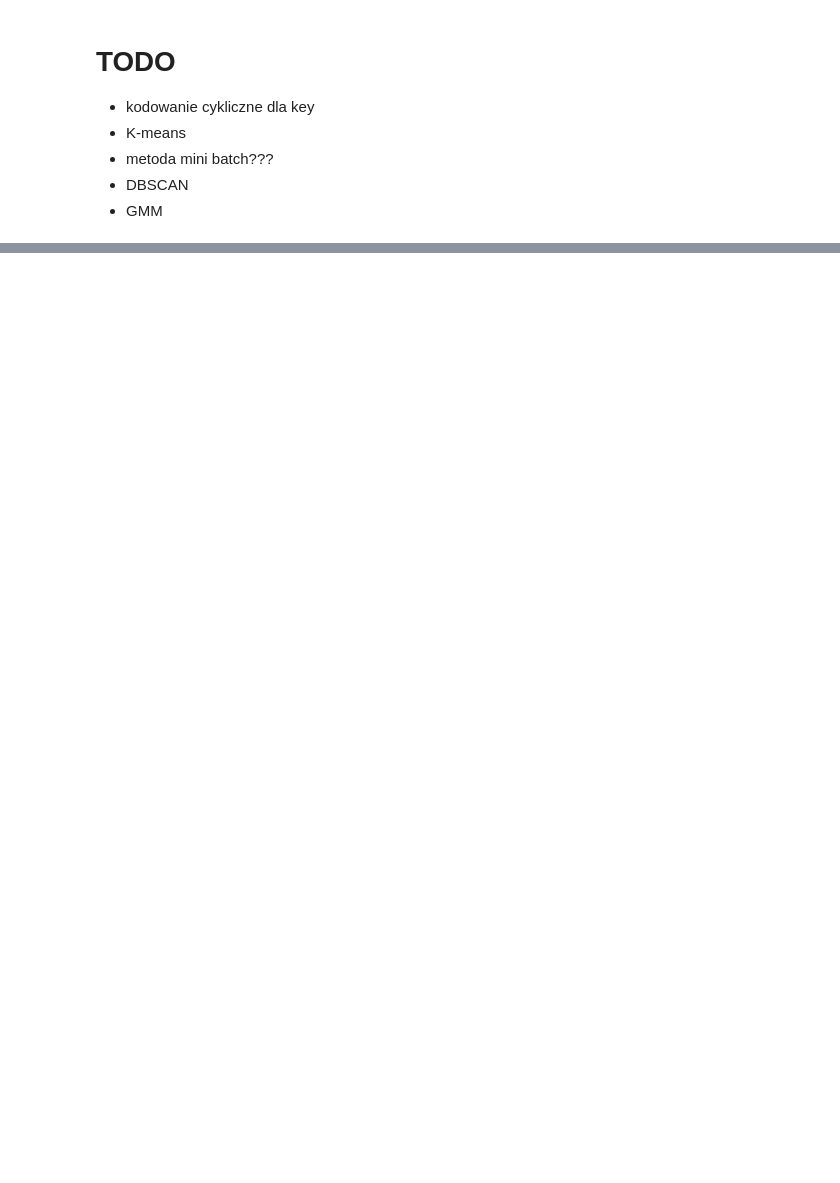
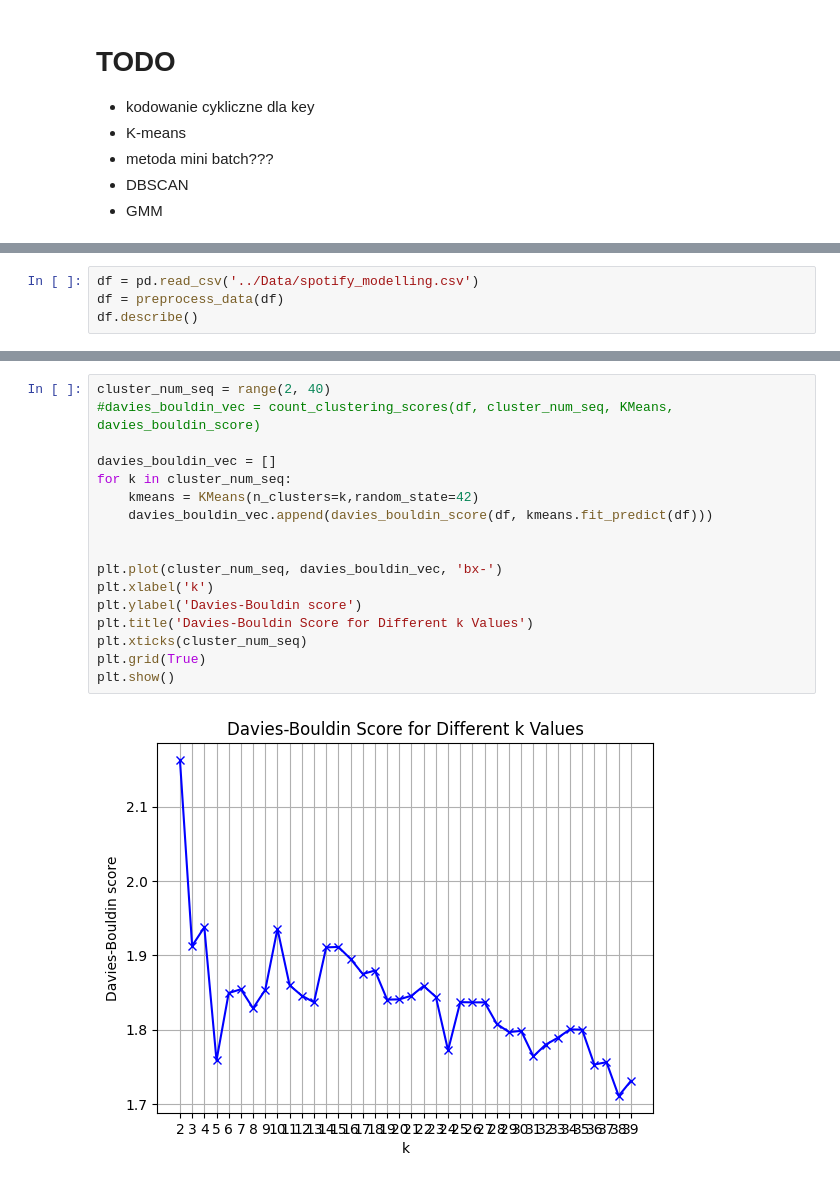
Before and after one commit to nataliachoszczyk/spotify-songs-clustering, a Jupyter notebook: Advanced_modelling_KM3/modelling.ipynb, the cells around one changed output, grey strips where cells are left out. Drawn from its saved outputs; the diff is of its cells as text; blank space fills up the shorter version.

```diff
--- a/Advanced_modelling_KM3/modelling.ipynb
+++ b/Advanced_modelling_KM3/modelling.ipynb
@@ -53,0 +173,4 @@ Przydatna, gdy masz etykiety ground truth.
+# %%
+df = pd.read_csv('../Data/spotify_modelling.csv')
+df = preprocess_data(df)
+df.describe()
@@ -53,0 +301,19 @@ Przydatna, gdy masz etykiety ground truth.
+# %%
+cluster_num_seq = range(2, 40)
+#davies_bouldin_vec = count_clustering_scores(df, cluster_num_seq, KMeans, davies_bouldin_score)
+
+davies_bouldin_vec = []
+for k in cluster_num_seq:
+    kmeans = KMeans(n_clusters=k,random_state=42)
+    davies_bouldin_vec.append(davies_bouldin_score(df, kmeans.fit_predict(df)))
+
+
+plt.plot(cluster_num_seq, davies_bouldin_vec, 'bx-')
+plt.xlabel('k')
+plt.ylabel('Davies-Bouldin score')
+plt.title('Davies-Bouldin Score for Different k Values')
+plt.xticks(cluster_num_seq)
+plt.grid(True)
+plt.show()
+# %% [output]
+[figure, added]
```
Also changed, not shown: parts of 35 cells of this notebook.
